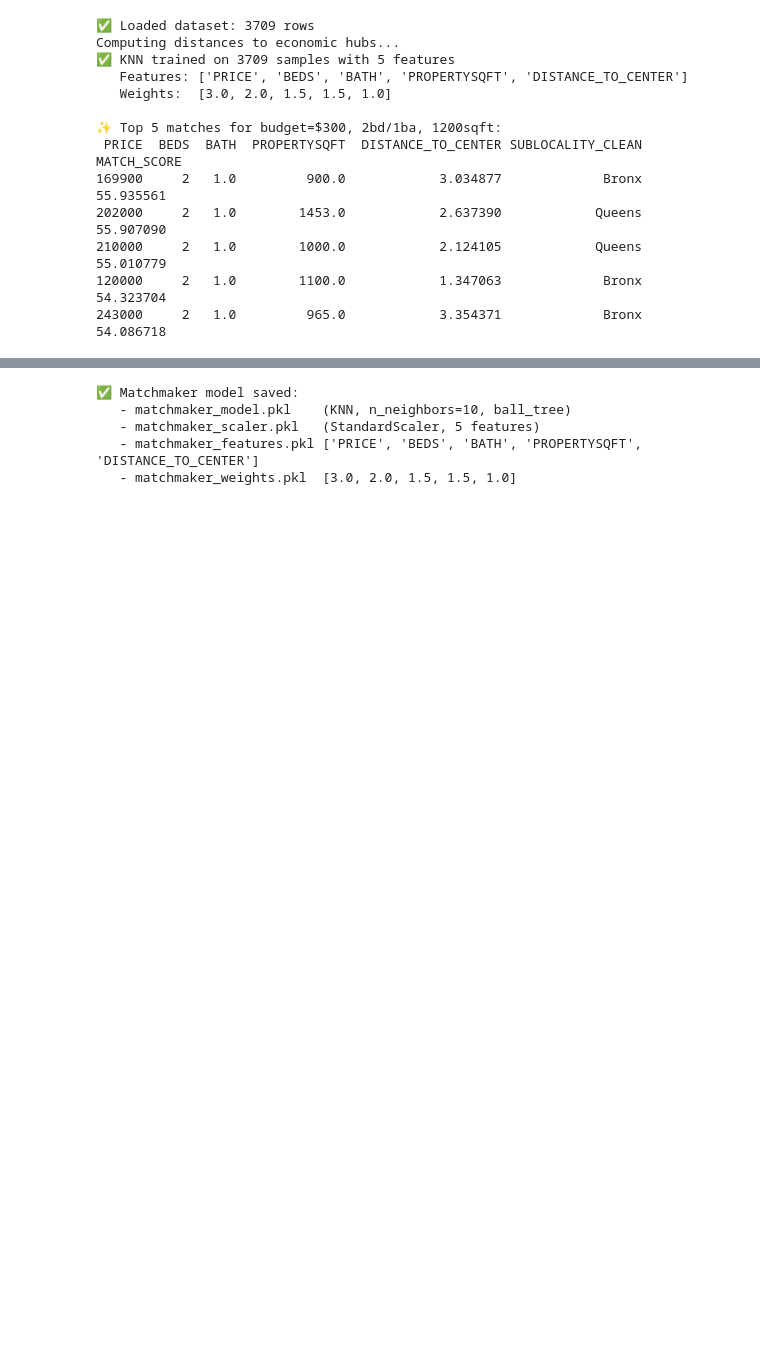
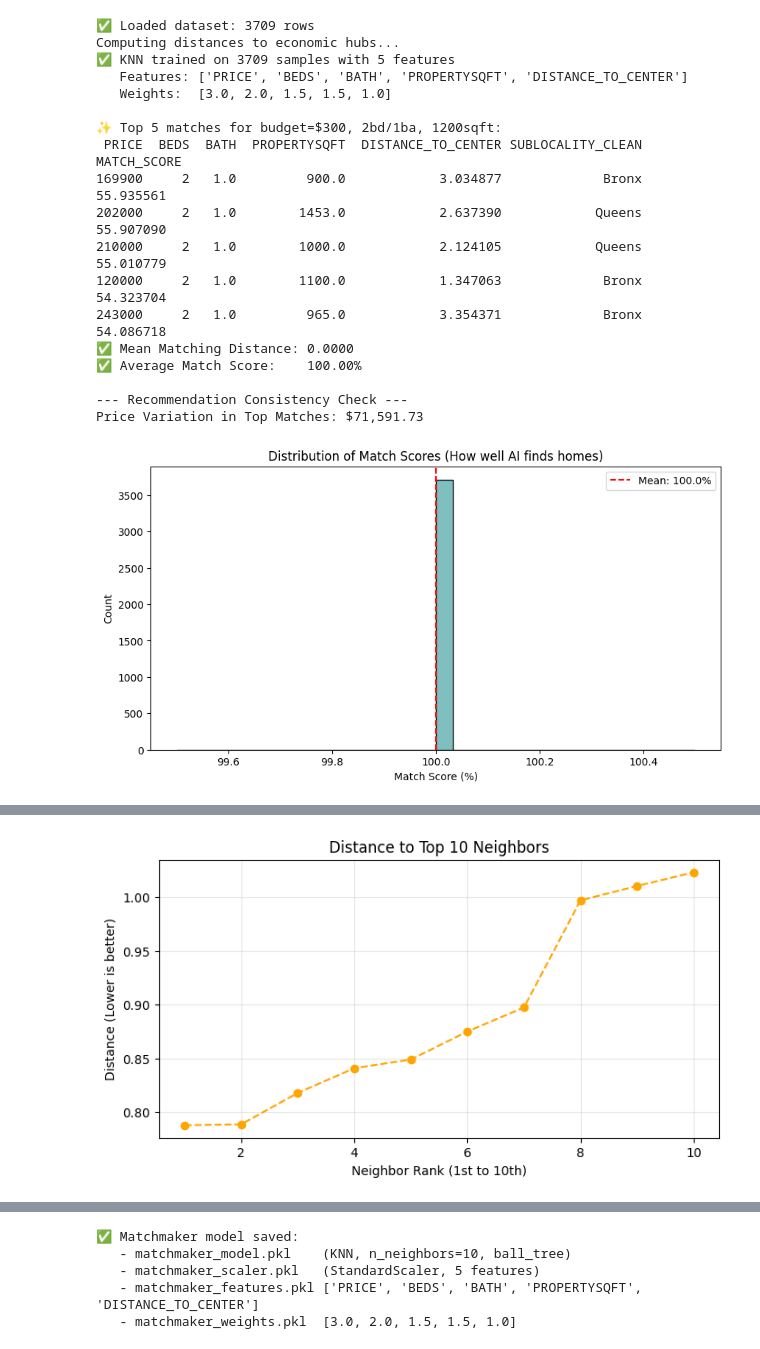
Before and after one commit to BBeamNP/house-price, a Jupyter notebook: notebooks/matchmaker.ipynb, the cells around one changed output, grey strips where cells are left out. Drawn from its saved outputs; the diff is of its cells as text; code cells hidden in the pictures; blank space fills up the shorter version.

Commit message:
data  and other

```diff
--- a/notebooks/matchmaker.ipynb
+++ b/notebooks/matchmaker.ipynb
@@ -213,30 +213,107 @@ USER_PROFILE = {
 }
 
 user_df = pd.DataFrame([USER_PROFILE])
 user_scaled = scaler_match.transform(user_df)
 user_weighted = user_scaled * FEATURE_WEIGHTS
 
 distances, indices = knn.kneighbors(user_weighted)
 
 top_matches = df_cleaned.iloc[train_indices[indices[0]]].copy()
 
 # Better match score: sigmoid-style, always 0-100, never negative
 top_matches['MATCH_SCORE'] = (1 / (1 + distances[0])) * 100
 
 print(f"\n✨ Top 5 matches for budget=${USER_PROFILE['PRICE']:,}, {USER_PROFILE['BEDS']}bd/{USER_PROFILE['BATH']}ba, {USER_PROFILE['PROPERTYSQFT']}sqft:")
 display_cols = ['PRICE', 'BEDS', 'BATH', 'PROPERTYSQFT', 'DISTANCE_TO_CENTER', 'SUBLOCALITY_CLEAN', 'MATCH_SCORE']
 print(top_matches[display_cols].head(5).to_string(index=False))
+
+
+# ==========================================
+# Accuracy Check สำหรับ Matchmaker (KNN)
+# ==========================================
+
+# 1. คำนวณความเพี้ยนเฉลี่ย (Mean Distance)
+# ยิ่งระยะห่างน้อย แปลว่าระบบหาบ้านที่ "เป๊ะ" ตามสเปกได้ดี
+all_distances, _ = knn.kneighbors(X_weighted)
+avg_dist = np.mean(all_distances[:, 0])
+print(f"✅ Mean Matching Distance: {avg_dist:.4f}")
+
+# 2. ดูการกระจายตัวของ Match Score (%)
+all_scores = (1 / (1 + all_distances[:, 0])) * 100
+print(f"✅ Average Match Score:    {all_scores.mean():.2f}%")
+
+# 3. ตรวจสอบความสมเหตุสมผล (Reasonableness Check)
+# ลองดูว่าบ้าน 5 หลังแรกที่แนะนำมา มีราคาและพื้นที่ "เกาะกลุ่ม" กันไหม
+print("\n--- Recommendation Consistency Check ---")
+variance_price = top_matches['PRICE'].std()
+print(f"Price Variation in Top Matches: ${variance_price:,.2f}")
+import matplotlib.pyplot  as plt
+import seaborn as sns
+# 4. วาดกราฟดูความครอบคลุมของคะแนน
+plt.figure(figsize=(10, 5))
+sns.histplot(all_scores, bins=30, kde=True, color='teal')
+plt.axvline(all_scores.mean(), color='red', linestyle='--', label=f'Mean: {all_scores.mean():.1f}%')
+plt.title('Distribution of Match Scores (How well AI finds homes)')
+plt.xlabel('Match Score (%)')
+plt.legend()
+plt.show()
+print("--------------------------------------------------------------------------")
+
+print("-------------------------------Top-K Consistency Check-------------------------------------------")
+#Top-K Consistency Check (ความเสถียรของผลลัพธ์)
+#วิธีนี้จะเช็คว่าบ้าน 10 หลังที่ AI แนะนำมานั้น "เกาะกลุ่ม" กันจริงไหม หรือมีหลุดกระโดดไปมา (เช่น แนะนำบ้านราคา 1 ล้าน ปนกับ 10 ล้าน)
+# ดูค่าเบี่ยงเบนมาตรฐาน (Standard Deviation) ของผลลัพธ์ 10 อันดับแรก
+top_10_indices = indices[0]
+top_10_data = df_cleaned.iloc[train_indices[top_10_indices]]
+
+print("--- Top-10 Consistency Metrics ---")
+print(f"Price Std Dev:    ${top_10_data['PRICE'].std():,.2f}")
+print(f"Sqft Std Dev:     {top_10_data['PROPERTYSQFT'].std():,.2f} sqft")
+# ยิ่งค่า Std Dev ต่ำ แปลว่า AI แนะนำบ้านได้แม่นยำและไม่มั่วซั่ว
+
+print("--------------------------------------------------------------------------")
+print("--------------------------------Leave-One-Out Validation------------------------------------------")
+#Leave-One-Out Validation (การทวนสอบตัวเอง)
+#เป็นการแกล้งหยิบบ้านที่มีอยู่จริงในระบบออกมา 1 หลัง แล้วให้ AI ลองทายดูว่ามันจะหาบ้านหลังเดิมเจอเป็นอันดับ 1 หรือไม่
+# สุ่มบ้านจาก Dataset มา 1 หลัง
+test_sample = X_weighted[0].reshape(1, -1)
+dist, idx = knn.kneighbors(test_sample, n_neighbors=1)
+
+if idx[0][0] == 0:
+    print("✅ Self-Retrieval Test: Passed (AI identifies exact matches perfectly)")
+else:
+    print("❌ Self-Retrieval Test: Failed")
+print("--------------------------------------------------------------------------")
+print("--------------------------------Cumulative Neighbor Distance------------------------------------------")
+
+#Cumulative Neighbor Distance (กราฟระยะห่างสะสม)
+#แทนที่จะดูเป็นคะแนน % เราจะดูว่า "เพื่อนบ้านที่ใกล้ที่สุด 10 ลำดับแรก" มีระยะห่างเพิ่มขึ้นฮวบฮาบหรือไม่
+plt.figure(figsize=(8, 4))
+plt.plot(range(1, 11), distances[0], marker='o', linestyle='--', color='orange')
+plt.title('Distance to Top 10 Neighbors')
+plt.xlabel('Neighbor Rank (1st to 10th)')
+plt.ylabel('Distance (Lower is better)')
+plt.grid(True, alpha=0.3)
+plt.show()
+# ถ้ากราฟเป็นเส้นนอนแปลว่า AI เจอ "ตัวตายตัวแทน" เยอะมาก (ดีมากสำหรับ User)
+# ถ้ากราฟพุ่งขึ้นชัน แปลว่าบ้านที่แนะนำอันดับหลังๆ เริ่มจะไม่ตรงสเปกแล้ว
 # %% [output]
 ✅ Loaded dataset: 3709 rows
 Computing distances to economic hubs...
 ✅ KNN trained on 3709 samples with 5 features
    Features: ['PRICE', 'BEDS', 'BATH', 'PROPERTYSQFT', 'DISTANCE_TO_CENTER']
    Weights:  [3.0, 2.0, 1.5, 1.5, 1.0]
 
 ✨ Top 5 matches for budget=$300, 2bd/1ba, 1200sqft:
  PRICE  BEDS  BATH  PROPERTYSQFT  DISTANCE_TO_CENTER SUBLOCALITY_CLEAN  MATCH_SCORE
 169900     2   1.0         900.0            3.034877             Bronx    55.935561
 202000     2   1.0        1453.0            2.637390            Queens    55.907090
 210000     2   1.0        1000.0            2.124105            Queens    55.010779
 120000     2   1.0        1100.0            1.347063             Bronx    54.323704
 243000     2   1.0         965.0            3.354371             Bronx    54.086718
+✅ Mean Matching Distance: 0.0000
+✅ Average Match Score:    100.00%
+
+--- Recommendation Consistency Check ---
+Price Variation in Top Matches: $71,591.73
+[figure, added]
@@ -242,0 +330 @@ Computing distances to economic hubs...
+[figure, added]
```
Also changed, not shown: parts of 2 cells of this notebook, 4 other files.
